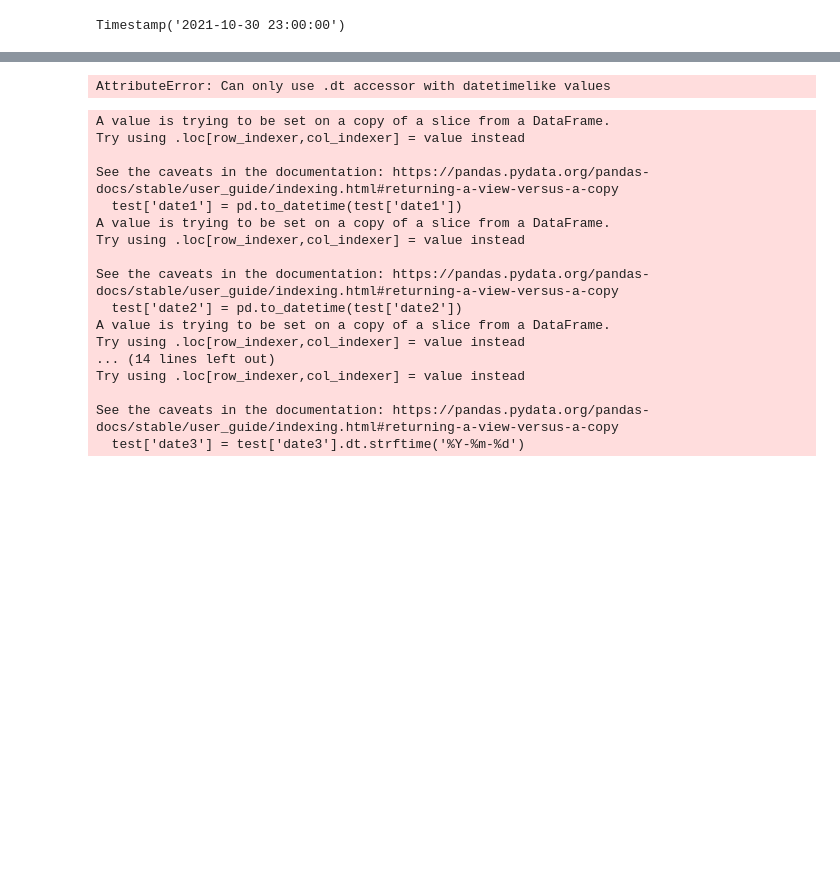
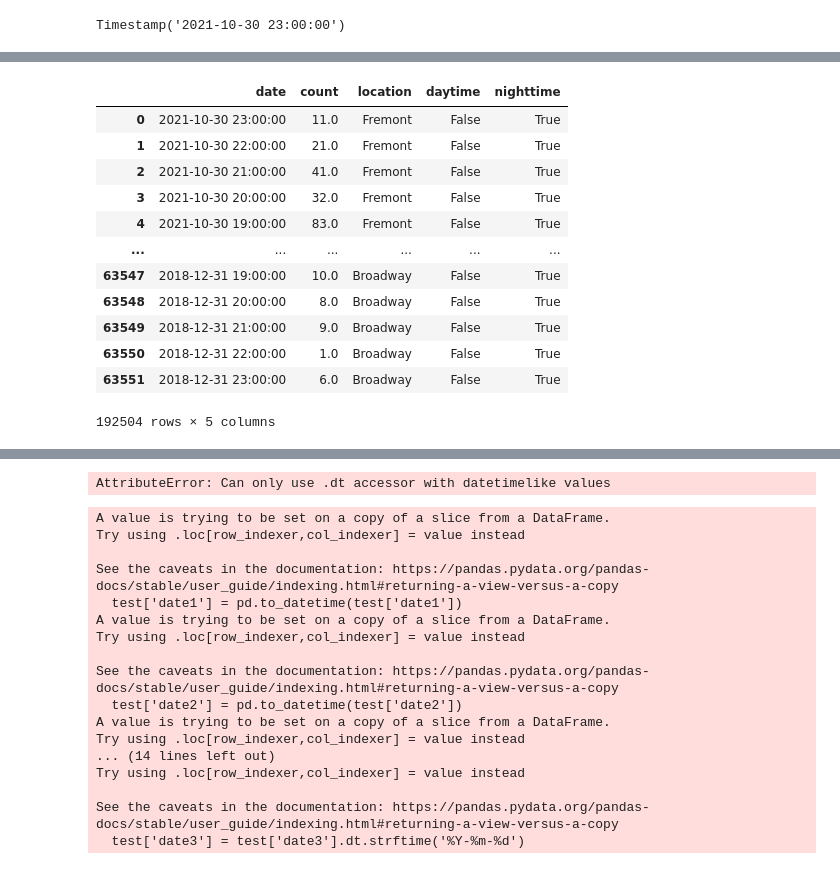
Before and after one commit to jaredap1995/UCB-Bootcamp-project03-group10, a Jupyter notebook: test.ipynb, the cells around one changed output, grey strips where cells are left out. Saved outputs shown, nothing was run; the diff lists cells and outputs as text; code cells hidden in the pictures; blank space fills up the shorter version.

Commit message:
night mode and day mode finished

```diff
--- a/test.ipynb
+++ b/test.ipynb
@@ -159,0 +185,17 @@ df_combined
+# %%
+df_combined=df_combined.drop(columns=['date_time', 'date_date'])
+df_combined
+# %% [output]
+|  | date | count | location | daytime | nighttime |
+| 0 | 2021-10-30 23:00:00 | 11.0 | Fremont | False | True |
+| 1 | 2021-10-30 22:00:00 | 21.0 | Fremont | False | True |
+| 2 | 2021-10-30 21:00:00 | 41.0 | Fremont | False | True |
+| 3 | 2021-10-30 20:00:00 | 32.0 | Fremont | False | True |
+| 4 | 2021-10-30 19:00:00 | 83.0 | Fremont | False | True |
+| ... | ... | ... | ... | ... | ... |
+| 63547 | 2018-12-31 19:00:00 | 10.0 | Broadway | False | True |
+| 63548 | 2018-12-31 20:00:00 | 8.0 | Broadway | False | True |
+| 63549 | 2018-12-31 21:00:00 | 9.0 | Broadway | False | True |
+| 63550 | 2018-12-31 22:00:00 | 1.0 | Broadway | False | True |
+| 63551 | 2018-12-31 23:00:00 | 6.0 | Broadway | False | True |
+192504 rows × 5 columns
```
Also changed, not shown: parts of 4 cells of this notebook, 5 other files.
